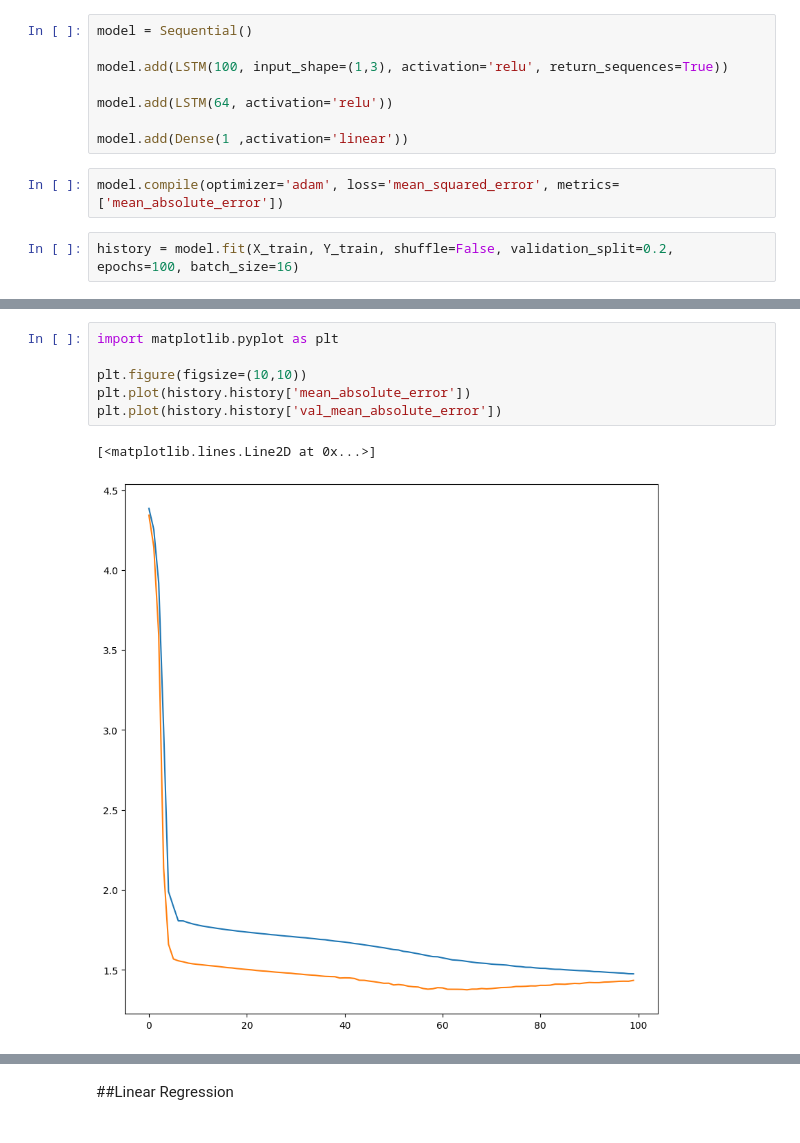
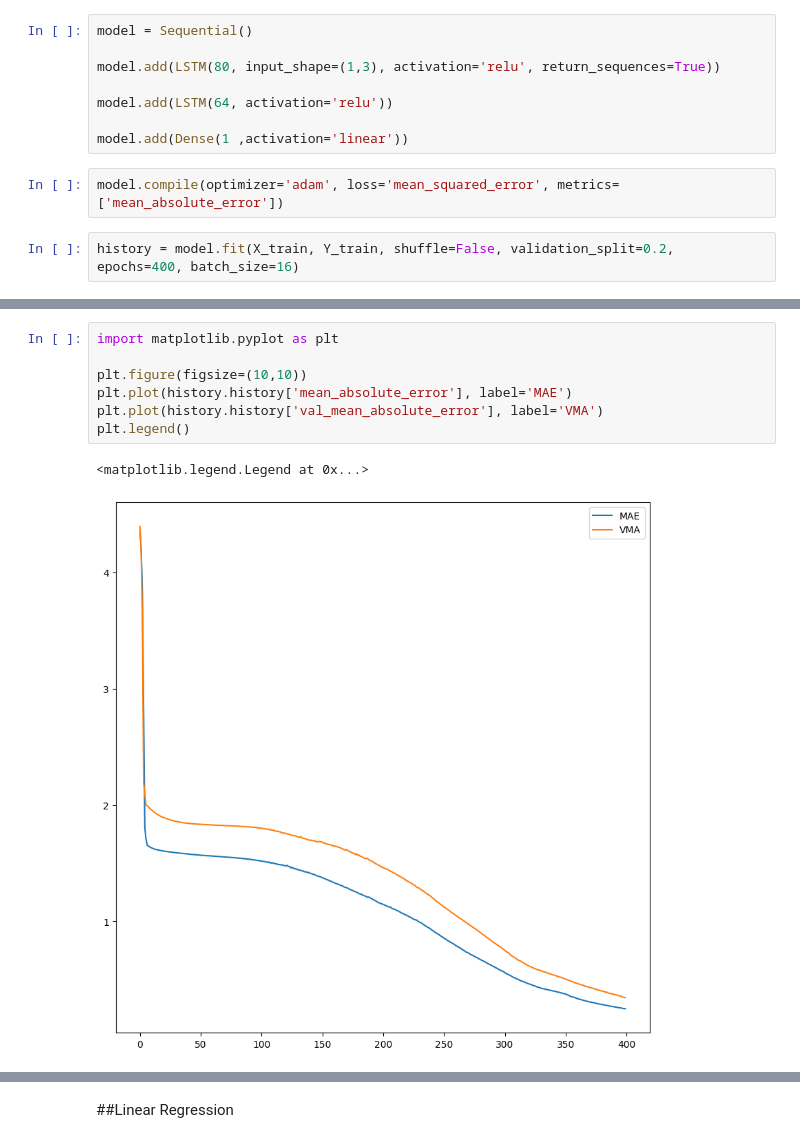
Before and after one commit to aleksandrapendovska/ProektVNP_203089, a Jupyter notebook: ПроектВНП.ipynb, the cells around one changed output, grey strips where cells are left out. Saved outputs shown, nothing was run; the diff lists cells and outputs as text.

```diff
--- a/ПроектВНП.ipynb
+++ b/ПроектВНП.ipynb
@@ -166,7 +166,7 @@ X_train.shape
 # %%
 model = Sequential()
 
-model.add(LSTM(100, input_shape=(1,3), activation='relu', return_sequences=True))
+model.add(LSTM(80, input_shape=(1,3), activation='relu', return_sequences=True))
 
 model.add(LSTM(64, activation='relu'))
 
@@ -174,5 +174,5 @@ model.add(Dense(1 ,activation='linear'))
 # %%
 model.compile(optimizer='adam', loss='mean_squared_error', metrics=['mean_absolute_error'])
 # %%
-history = model.fit(X_train, Y_train, shuffle=False, validation_split=0.2, epochs=100, batch_size=16)
+history = model.fit(X_train, Y_train, shuffle=False, validation_split=0.2, epochs=400, batch_size=16)
 # %% [output]
@@ -196,12 +196,13 @@ Epoch 100/100
 # %%
 import matplotlib.pyplot as plt
 
 plt.figure(figsize=(10,10))
-plt.plot(history.history['mean_absolute_error'])
-plt.plot(history.history['val_mean_absolute_error'])
+plt.plot(history.history['mean_absolute_error'], label='MAE')
+plt.plot(history.history['val_mean_absolute_error'], label='VMA')
+plt.legend()
 # %% [output]
-[<matplotlib.lines.Line2D at 0x...>]
+<matplotlib.legend.Legend at 0x...>
-[figure, old version]
+[figure, new version]
 # %%
 y_pred = model.predict(X_test)
 # %% [output]
```
Also changed, not shown: parts of 7 cells of this notebook.
